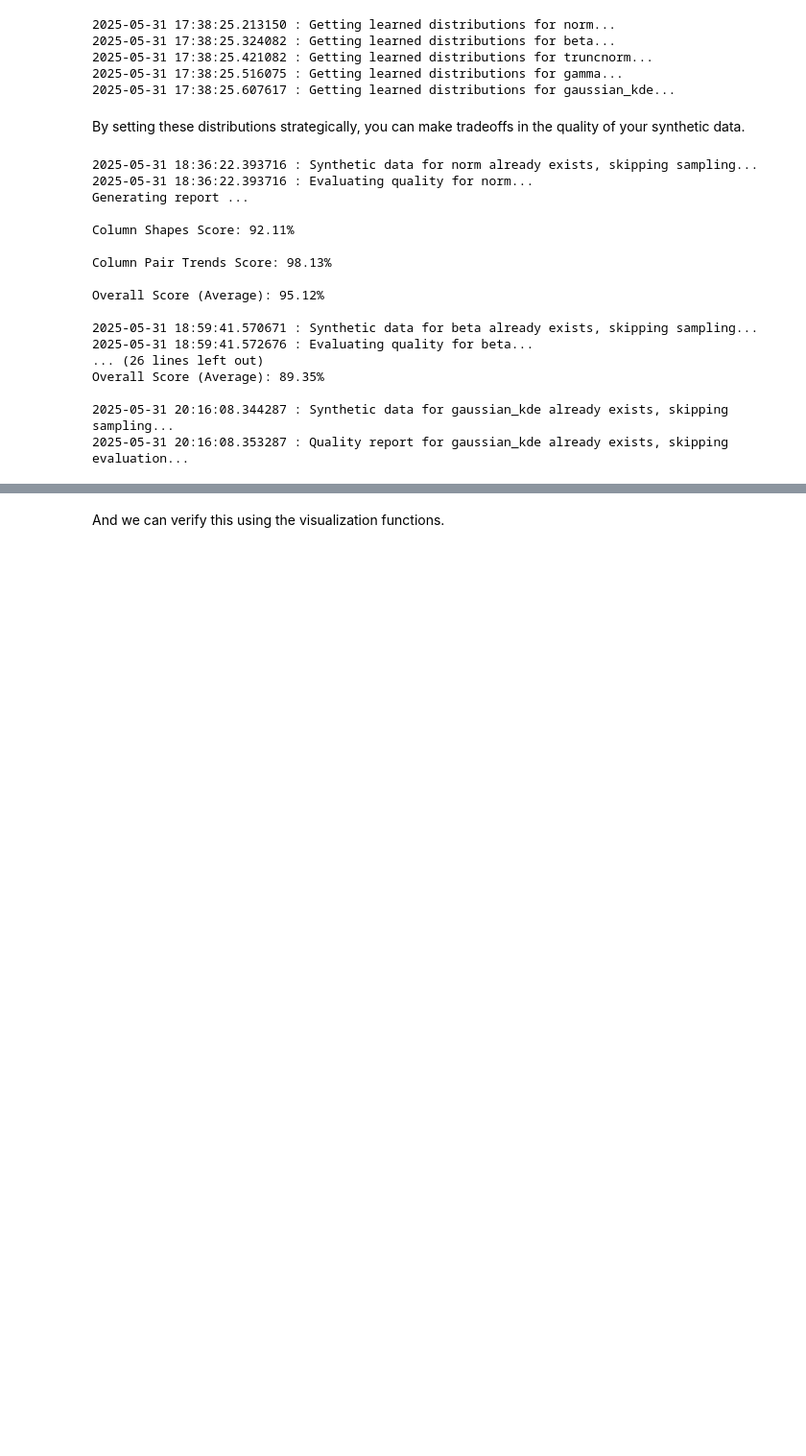
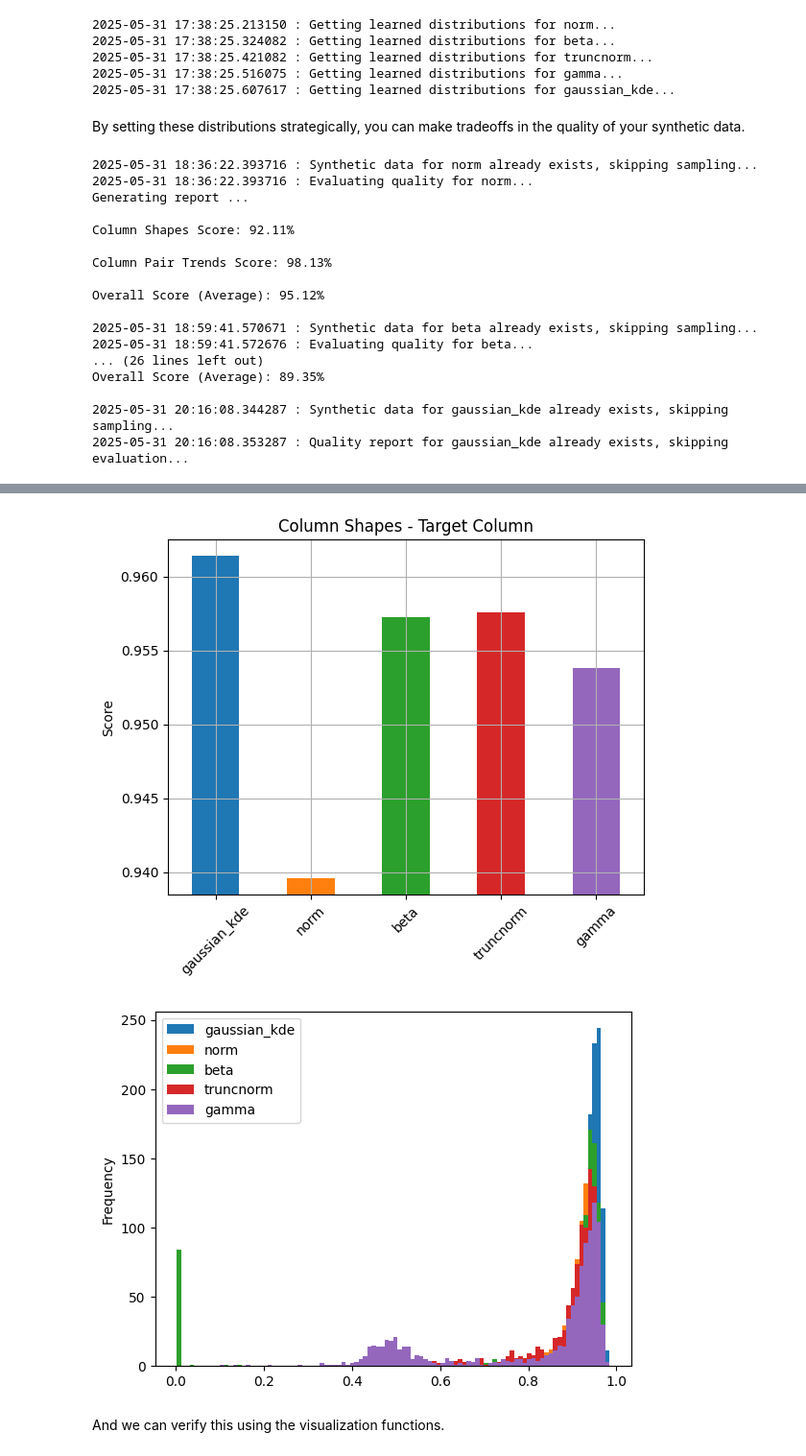
Before and after one commit to FerdinandoR/simulacra, a Jupyter notebook: data_synthesis_hannum.ipynb, the cells around one changed output, grey strips where cells are left out. Shown at 96% size. Drawn from its saved outputs; the diff is of its cells as text; code cells hidden in the pictures; blank space fills up the shorter version.

```diff
--- a/data_synthesis_hannum.ipynb
+++ b/data_synthesis_hannum.ipynb
@@ -465,3 +442,35 @@ gamma:           Column        Metric     Score
+# %%
+# Columns Shapes - Target Column
+ymax = dict_reports['target']['column_shapes'].max()
+ymin = dict_reports['target']['column_shapes'].min()
+dy = (ymax - ymin) * 0.05
+ymax += dy
+ymin -= dy
+ax = dict_reports['target']['column_shapes'].plot.bar(
+    color=list(pd.Series(range(len(dict_reports['target']['column_shapes']))).map(lambda i: f'C{i}')),
+    ylim=(ymin, ymax),
+    ylabel='Score',
+    rot=45,
+    grid=True,
+    title='Column Shapes - Target Column',
+)
+plt.show()
+#ax.figure.tight_layout()
+
+# Columns Shapes - Non-Target Columns
+ax1 = dict_reports['non_target']['column_shapes'].plot.hist(
+    bins=100
+#    color=list(pd.Series(range(len(dict_reports['target']['column_shapes']))).map(lambda i: f'C{i}')),
+#    ylim=(ymin, ymax),
+#    ylabel='Score',
+#    rot=45,
+#    grid=True,
+#    title='Column Shapes - Target Column',
+)
+plt.show()
+# %% [output]
+[figure, added]
+[figure, added]
 # %% [markdown]
 And we can verify this using the visualization functions.
 # %%
```
Also changed, not shown: parts of 1 cell of this notebook.
